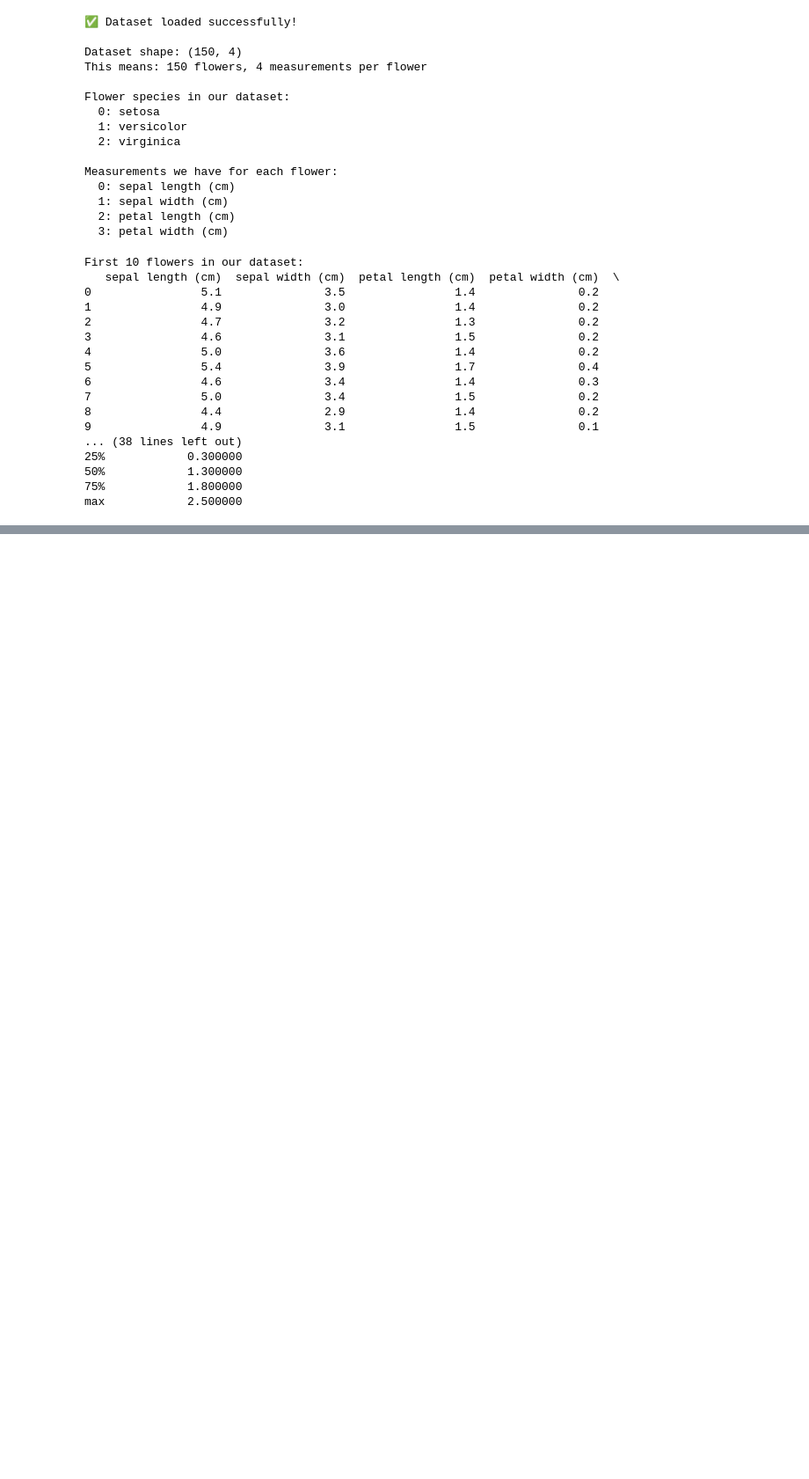
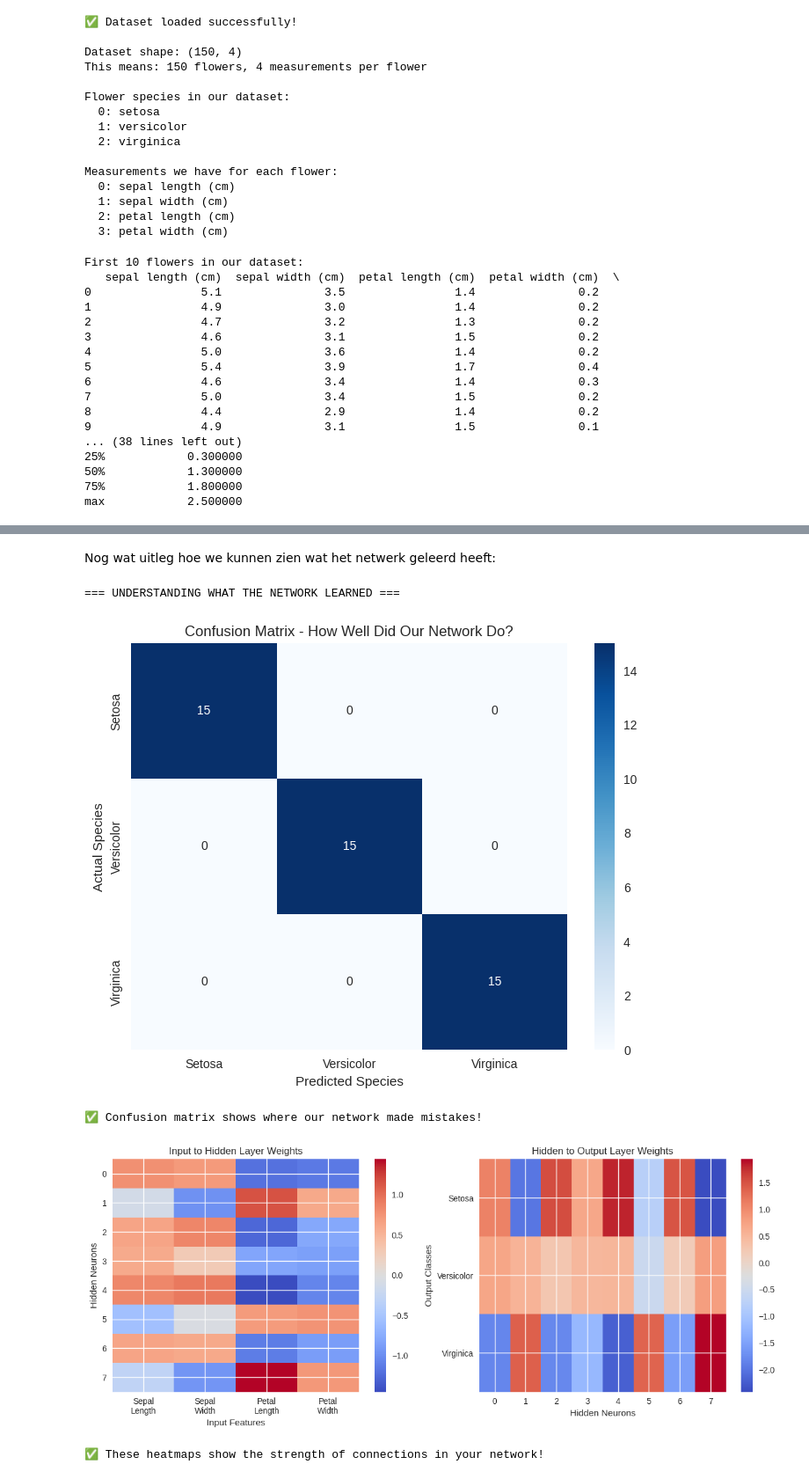
Before and after one commit to tinekescode/NeuraleNetwerken, a Jupyter notebook: Neurale_Netwerken_oefening.ipynb, the cells around one changed output, grey strips where cells are left out. Shown: that part at 88% size. Saved outputs shown, nothing was run; the diff lists cells and outputs as text; code cells hidden in the pictures; blank space fills up the shorter version.

```diff
--- a/Neurale_Netwerken_oefening.ipynb
+++ b/Neurale_Netwerken_oefening.ipynb
@@ -190,0 +554,57 @@ plt.show()
+# %% [markdown]
+Nog wat uitleg hoe we kunnen zien wat het netwerk geleerd heeft:
+# %%
+print("\n=== UNDERSTANDING WHAT THE NETWORK LEARNED ===")
+
+# Visualize the confusion matrix
+from sklearn.metrics import confusion_matrix
+import seaborn as sns
+
+cm = confusion_matrix(y_test, test_predictions)
+
+plt.figure(figsize=(8, 6))
+sns.heatmap(cm, annot=True, fmt='d', cmap='Blues',
+            xticklabels=species_names, yticklabels=species_names)
+plt.title('Confusion Matrix - How Well Did Our Network Do?')
+plt.xlabel('Predicted Species')
+plt.ylabel('Actual Species')
+plt.show()
+
+print("✅ Confusion matrix shows where our network made mistakes!")
+
+# Visualize the network's weights
+def visualize_network_weights(nn):
+    """
+    Visualize what the network learned
+    """
+    fig, (ax1, ax2) = plt.subplots(1, 2, figsize=(12, 5))
+
+    # Input to hidden weights
+    im1 = ax1.imshow(nn.weights_input_hidden.T, cmap='coolwarm', aspect='auto')
+    ax1.set_title('Input to Hidden Layer Weights')
+    ax1.set_xlabel('Input Features')
+    ax1.set_ylabel('Hidden Neurons')
+    ax1.set_xticks(range(4))
+    ax1.set_xticklabels(['Sepal\nLength', 'Sepal\nWidth', 'Petal\nLength', 'Petal\nWidth'])
+    plt.colorbar(im1, ax=ax1)
+
+    # Hidden to output weights
+    im2 = ax2.imshow(nn.weights_hidden_output.T, cmap='coolwarm', aspect='auto')
+    ax2.set_title('Hidden to Output Layer Weights')
+    ax2.set_xlabel('Hidden Neurons')
+    ax2.set_ylabel('Output Classes')
+    ax2.set_yticks(range(3))
+    ax2.set_yticklabels(species_names)
+    plt.colorbar(im2, ax=ax2)
+
+    plt.tight_layout()
+    plt.show()
+
+visualize_network_weights(nn)
+print("✅ These heatmaps show the strength of connections in your network!")
+# %% [output]
+=== UNDERSTANDING WHAT THE NETWORK LEARNED ===
+[figure, added]
+✅ Confusion matrix shows where our network made mistakes!
+[figure, added]
+✅ These heatmaps show the strength of connections in your network!
```
Also changed, not shown: parts of 17 cells of this notebook.
